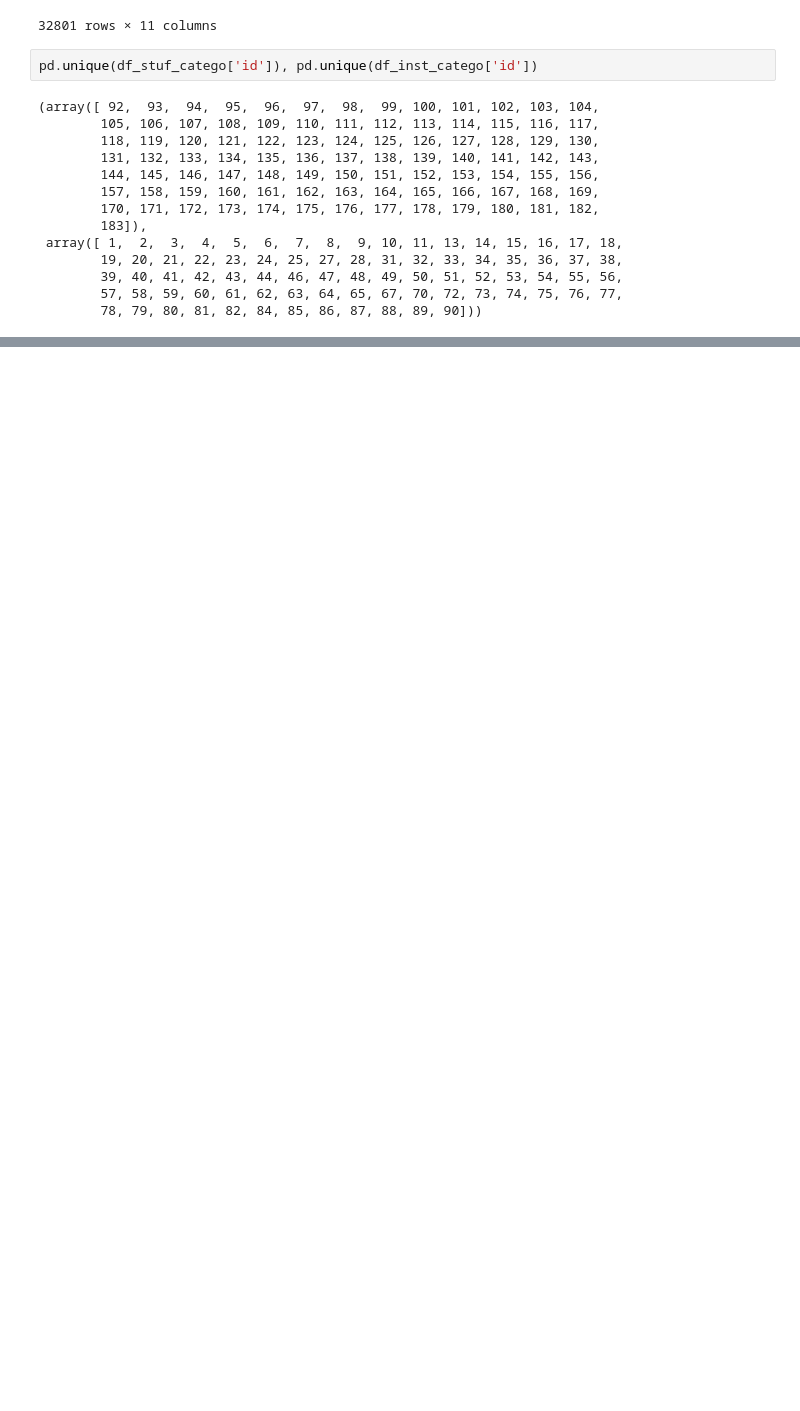
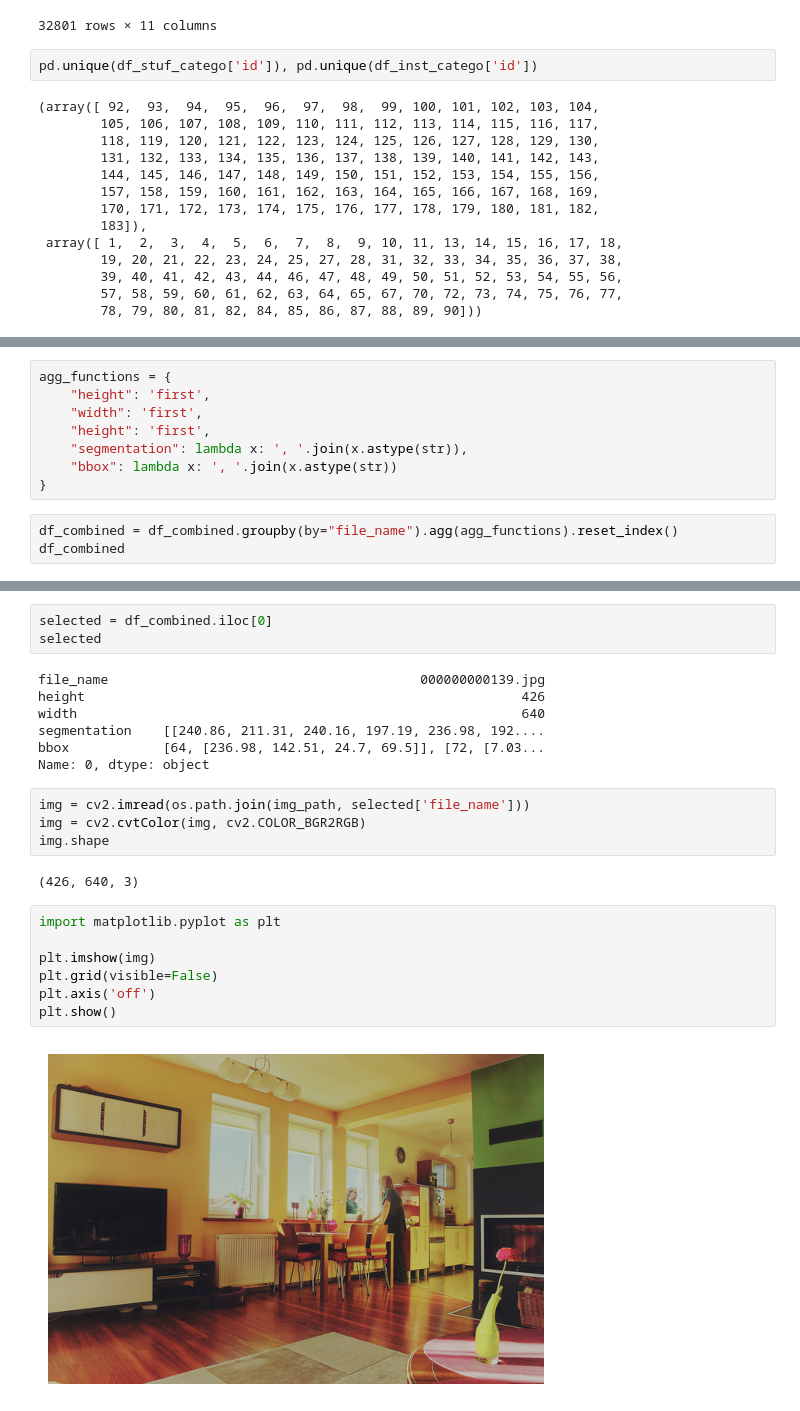
Before and after one commit to DarylFernandes99/custom-yolo-implmentation, a Jupyter notebook: test.ipynb, the cells around one changed output, grey strips where cells are left out. Cells and saved outputs as stored; diff of their text form; blank space fills up the shorter version.

```diff
--- a/test.ipynb
+++ b/test.ipynb
@@ -171,0 +300,11 @@ pd.unique(df_stuf_catego['id']), pd.unique(df_inst_catego['id'])
+# %%
+agg_functions = {
+    "height": 'first',
+    "width": 'first',
+    "height": 'first',
+    "segmentation": lambda x: ', '.join(x.astype(str)),
+    "bbox": lambda x: ', '.join(x.astype(str))
+}
+# %%
+df_combined = df_combined.groupby(by="file_name").agg(agg_functions).reset_index()
+df_combined
@@ -171,0 +325,25 @@ pd.unique(df_stuf_catego['id']), pd.unique(df_inst_catego['id'])
+# %%
+selected = df_combined.iloc[0]
+selected
+# %% [output]
+file_name                                        000000000139.jpg
+height                                                        426
+width                                                         640
+segmentation    [[240.86, 211.31, 240.16, 197.19, 236.98, 192....
+bbox            [64, [236.98, 142.51, 24.7, 69.5]], [72, [7.03...
+Name: 0, dtype: object
+# %%
+img = cv2.imread(os.path.join(img_path, selected['file_name']))
+img = cv2.cvtColor(img, cv2.COLOR_BGR2RGB)
+img.shape
+# %% [output]
+(426, 640, 3)
+# %%
+import matplotlib.pyplot as plt
+
+plt.imshow(img)
+plt.grid(visible=False)
+plt.axis('off')
+plt.show()
+# %% [output]
+[figure, added]
```
Also changed, not shown: parts of 16 cells of this notebook, 2 other files.
